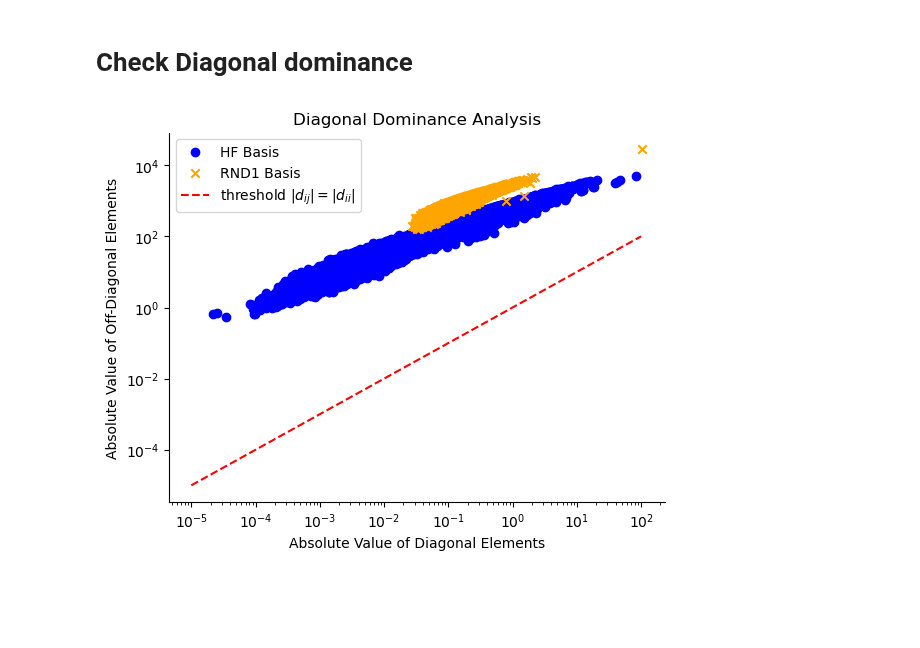
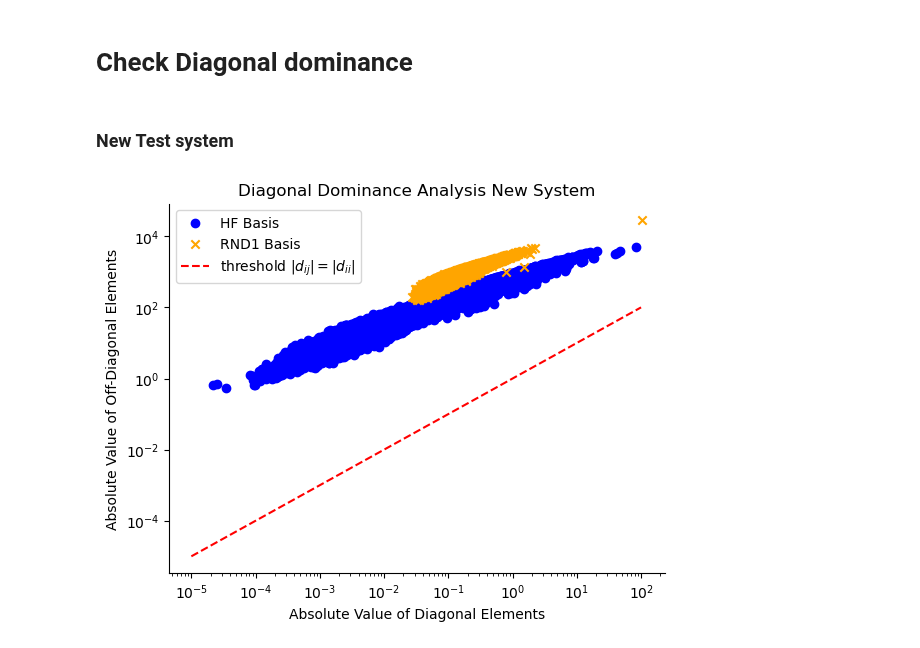
Before and after one commit to framere/Final_codes_MA, a Jupyter notebook: plot_comp_time.ipynb, the cells around one changed output. Saved outputs shown, nothing was run; the diff lists cells and outputs as text; code cells hidden in the pictures; blank space fills up the shorter version.

Commit message:
Commit_test

```diff
--- a/plot_comp_time.ipynb
+++ b/plot_comp_time.ipynb
@@ -109,34 +109,36 @@ plt.savefig("FLOPS_improved.png", dpi=300, bbox_inches='tight')
 [figure]
 # %% [markdown]
 # Check Diagonal dominance
+# %% [markdown]
+### New Test system
 # %%
 file_HF = "diagonal_analysis_HFbasis.txt"
 file_RND1 = "diagonal_analysis_RNDbasis1.txt"
 
 def read_diagonal_analysis(file):
     with open(file, 'r') as f:
         lines = f.readlines()
     data = []
     for line in lines:
         if line.strip():  # Check if the line is not empty
             parts = line.split()
             data.append([float(part) for part in parts])
     return np.array(data)
 
 data_HF = read_diagonal_analysis(file_HF)
 data_RND1 = read_diagonal_analysis(file_RND1)
 
 plt.figure()
 plt.scatter(data_HF[:, 0], data_HF[:, 1], label='HF Basis', color='blue', marker='o')
 plt.scatter(data_RND1[:, 0], data_RND1[:, 1], label='RND1 Basis', color='orange', marker='x')
 plt.xlabel('Absolute Value of Diagonal Elements')
 plt.ylabel('Absolute Value of Off-Diagonal Elements')
 plt.plot([0.00001, 100], [0.00001, 100], color='red', linestyle='--', label='threshold $|d_{ij}| = |d_{ii}|$')
 plt.xscale('log')
 plt.yscale('log')
-plt.title('Diagonal Dominance Analysis')
+plt.title('Diagonal Dominance Analysis New System')
 plt.legend()
 sns.despine()
 plt.savefig("Diagonal_Dominance.png", dpi=300, bbox_inches='tight')
 # %% [output]
-[figure, old version]
+[figure, new version]
```
Also changed, not shown: parts of 3 cells of this notebook, 3 other files.
